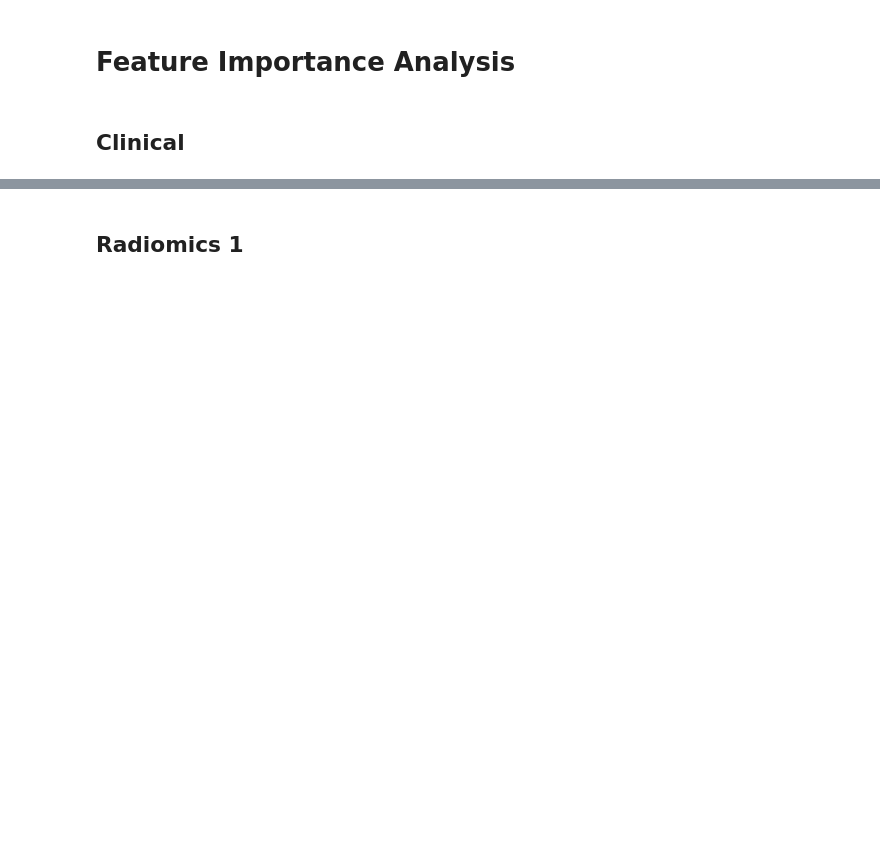
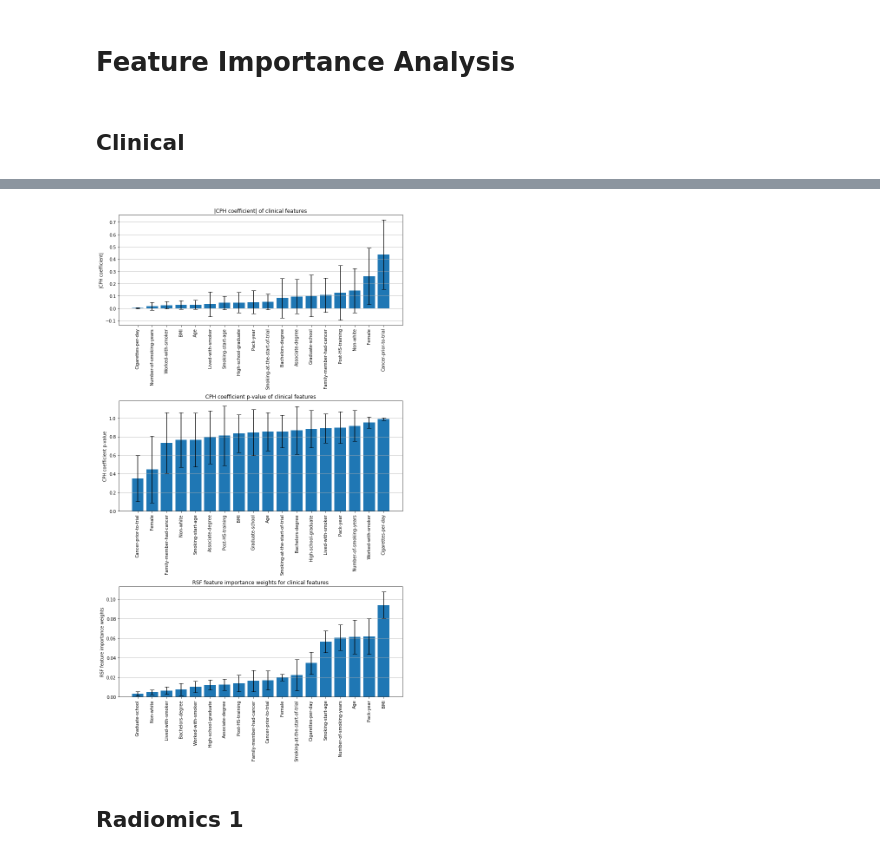
Before and after one commit to hleu/survival_nlst, a Jupyter notebook: molly_media_code/Analyze Results.ipynb, the cells around one changed output, grey strips where cells are left out. Drawn from its saved outputs; the diff is of its cells as text; code cells hidden in the pictures; blank space fills up the shorter version.

Commit message:
feature analysis plots, data visualization, and random initialization for cph

```diff
--- a/molly_media_code/Analyze Results.ipynb
+++ b/molly_media_code/Analyze Results.ipynb
@@ -108,3 +109,25 @@ display(clinical_df)
+# %%
+def plot_metrics(mean_array, std_array, feature_names, ylabel, title, ax):
+    sorted_idx = np.argsort(mean_array)
+
+    feature_index = np.arange(len(feature_names))
+    ax.bar(feature_index, mean_array[sorted_idx], yerr=std_array[sorted_idx], align='center', capsize=5)
+    ax.set_xticks(feature_index)
+    ax.set_xticklabels([feature_names[i] for i in sorted_idx], rotation=90)
+    ax.set_ylabel(ylabel)
+    ax.set_title(title)
+    ax.grid(axis='y')
+#     ax.rc('font', {'name': 'times'})
+# %%
+fig, axes = plt.subplots(3, 1, figsize=(10,18))
+
+plot_metrics(np.absolute(avg_coef), std_coef, clin_feature_names, '|CPH coefficient|','|CPH coefficient| of clinical features', axes[0])
+plot_metrics(avg_p, std_p, clin_feature_names, 'CPH coefficient p-value','CPH coefficient p-value of clinical features', axes[1])
+plot_metrics(avg_rsf_weight, std_rsf_weight, clin_feature_names, 'RSF feature importance weights','RSF feature importance weights for clinical features', axes[2])
+
+fig.tight_layout()
+# %% [output]
+[figure, added]
 # %% [markdown]
 ## Radiomics 1
 # %%
```
Also changed, not shown: parts of 10 cells of this notebook, 32 other files.
